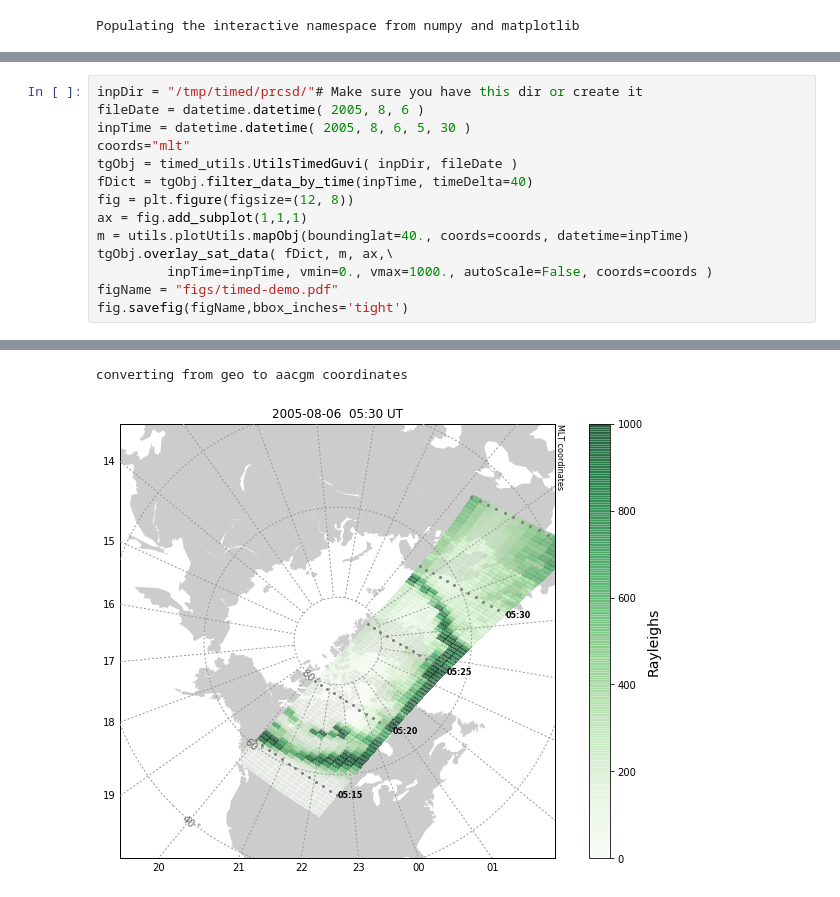
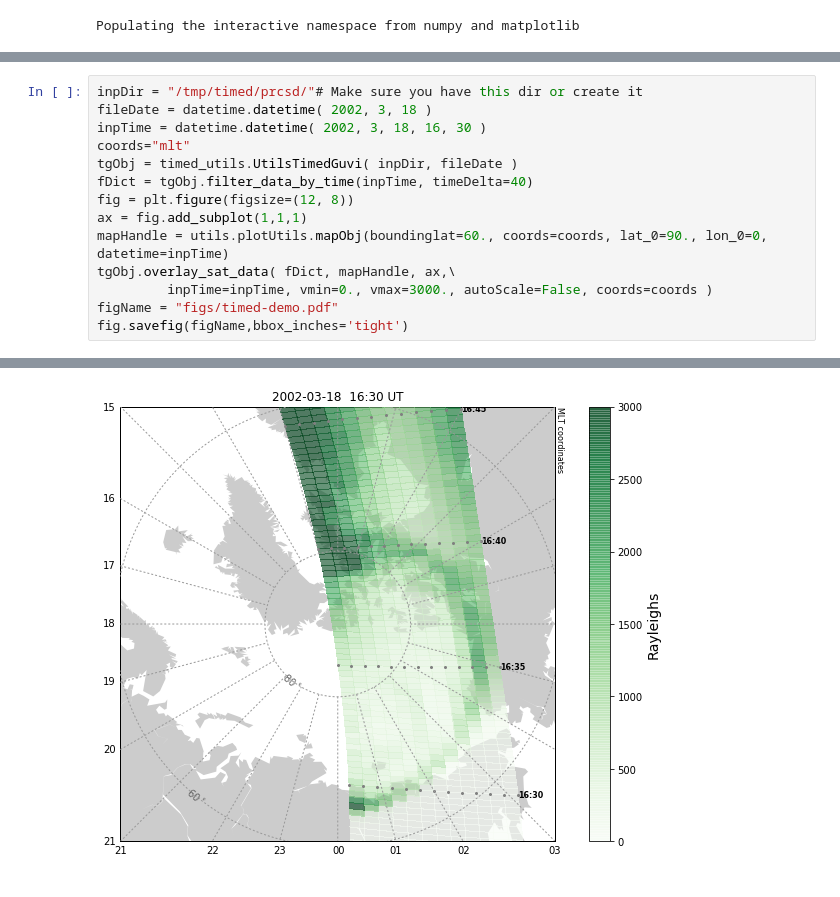
Before and after one commit to bharatreddy/sataurlib, a Jupyter notebook: docs/plot_data.ipynb, the cells around one changed output, grey strips where cells are left out. Saved outputs shown, nothing was run; the diff lists cells and outputs as text.

```diff
--- a/docs/plot_data.ipynb
+++ b/docs/plot_data.ipynb
@@ -42,15 +42,15 @@ converting from geo to aacgm coordinates
 # %%
 inpDir = "/tmp/timed/prcsd/"# Make sure you have this dir or create it
-fileDate = datetime.datetime( 2005, 8, 6 )
-inpTime = datetime.datetime( 2005, 8, 6, 5, 30 )
+fileDate = datetime.datetime( 2002, 3, 18 )
+inpTime = datetime.datetime( 2002, 3, 18, 16, 30 )
 coords="mlt"
 tgObj = timed_utils.UtilsTimedGuvi( inpDir, fileDate )
 fDict = tgObj.filter_data_by_time(inpTime, timeDelta=40)
 fig = plt.figure(figsize=(12, 8))
 ax = fig.add_subplot(1,1,1)
-m = utils.plotUtils.mapObj(boundinglat=40., coords=coords, datetime=inpTime)
-tgObj.overlay_sat_data( fDict, m, ax,\
-         inpTime=inpTime, vmin=0., vmax=1000., autoScale=False, coords=coords )
+mapHandle = utils.plotUtils.mapObj(boundinglat=60., coords=coords, lat_0=90., lon_0=0, datetime=inpTime)
+tgObj.overlay_sat_data( fDict, mapHandle, ax,\
+         inpTime=inpTime, vmin=0., vmax=3000., autoScale=False, coords=coords )
 figName = "figs/timed-demo.pdf"
 fig.savefig(figName,bbox_inches='tight')
 # %% [output]
@@ -59,2 +60 @@ WARNING:root:setting dateTime to datetime
-converting from geo to aacgm coordinates
-[figure, old version]
+[figure, new version]
```
Also changed, not shown: parts of 2 cells of this notebook, 13 other files.
